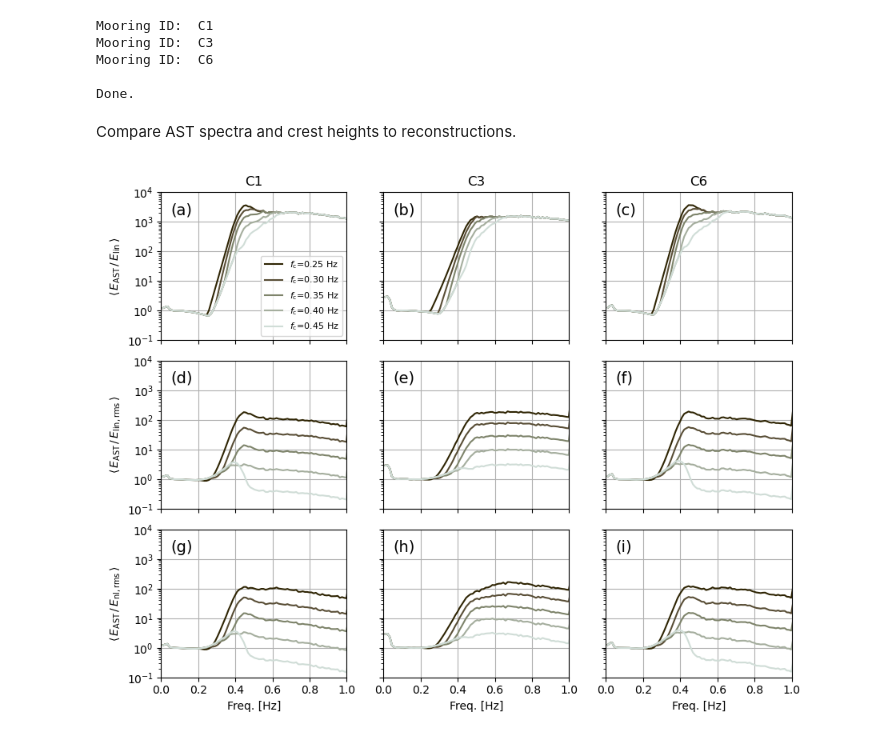
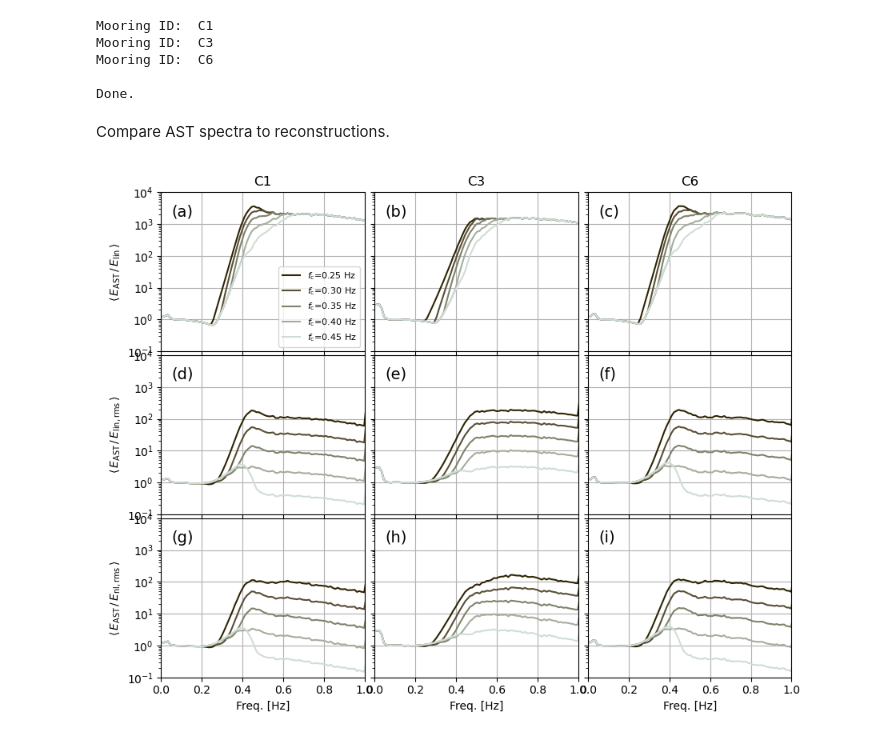
Before and after one commit to mikapm/pyROXSI, a Jupyter notebook: roxsi_pyfuns/notebooks/p2eta_optimal.ipynb, the cells around one changed output. Saved outputs shown, nothing was run; the diff lists cells and outputs as text; code cells hidden in the pictures.

```diff
--- a/roxsi_pyfuns/notebooks/p2eta_optimal.ipynb
+++ b/roxsi_pyfuns/notebooks/p2eta_optimal.ipynb
@@ -364,15 +402,12 @@ for i, (mid, ser) in enumerate(zip(mids, sers)):
     if not os.path.isdir(zcdir):
         os.mkdir(zcdir)
     # Output csv filenames
-    datestr_short = os.path.split(fn)[1].split('_')[2]
-    fn_out_H = os.path.join(zcdir, 'p2eta_{}_{}_{}_waveheight.csv'.format(
-        mid, ser, datestr_short))
-    fn_out_C = os.path.join(zcdir, 'p2eta_{}_{}_{}_crestheight.csv'.format(
-        mid, ser, datestr_short))
+    fn_out_H = os.path.join(zcdir, 'p2eta_{}_{}_waveheight.csv'.format(mid, ser))
+    fn_out_C = os.path.join(zcdir, 'p2eta_{}_{}_crestheight.csv'.format(mid, ser))
     # List all csv files
     fns_csv = sorted(glob.glob(os.path.join(csvdir, 'p2eta*.csv')))
     # Iterate over spectral files
-    for fn in fns_csv:
+    for fi,fn in enumerate(fns_csv):
         # Read spectrum netcdf file
         dfe = pd.read_csv(fn, parse_dates=['time']).set_index('time')
         # Use zero-crossings from hydrostatic surface elevation (smoothest?)
@@ -398,6 +433,7 @@ for i, (mid, ser) in enumerate(zip(mids, sers)):
     dfh.index = dfh.index.rename('time')
     # Save to csv
     if not os.path.isfile(fn_out_H):
+        print('Saving {}'.format(fn_out_H))
         dfh.to_csv(fn_out_H)
     # Same for crest heights
     dfc = pd.DataFrame.from_dict(data=Hcs)
@@ -405,6 +441,7 @@ for i, (mid, ser) in enumerate(zip(mids, sers)):
     dfc.index = dfc.index.rename('time')
     # Save to csv
     if not os.path.isfile(fn_out_C):
+        print('Saving {}'.format(fn_out_C))
         dfc.to_csv(fn_out_C)
 
 print(' ')
@@ -416,7 +453,7 @@ Mooring ID:  C6
 
 Done.
 # %% [markdown]
-Compare AST spectra and crest heights to reconstructions.
+Compare AST spectra to reconstructions.
 # %%
 mids = ['C1', 'C3', 'C6'] # Mooring IDs
 sers = ['103088', '103094', '103110'] # Serial numbers
@@ -460,52 +497,38 @@ for i, (mid, ser) in enumerate(zip(mids, sers)):
         # Mean diff. lin
         dsl.mean(dim='time').plot(ax=axes[0,i], color=cs[fi], linestyle='-', linewidth=lw,
                                   label=r'$f_\mathrm{c}$='+'{:.2f} Hz'.format(fc))
-#         # +/- std
-#         (dsl.mean(dim='time') + dsl.std(dim='time')).plot(ax=axes[0,i], color=cs[fi],
-#             linestyle=':', linewidth=0.8, )
-#         (dsl.mean(dim='time') - dsl.std(dim='time')).plot(ax=axes[0,i], color=cs[fi],
-#             linestyle=':', linewidth=0.8, )
         # Linear K_rms
         dslk = xr.concat(d_link['fc-{}'.format(fc)], dim='time')
         # Mean diff. lin-K_rms
         dslk.mean(dim='time').plot(ax=axes[1,i], color=cs[fi], linestyle='-', linewidth=lw,
                                    )# label=r'$f_\mathrm{c}$='+'{}'.format(fc))
-#         # +/- std
-#         (dslk.mean(dim='time') + dslk.std(dim='time')).plot(ax=axes[1,i], color=cs[fi],
-#             linestyle=':', linewidth=0.8, )
-#         (dslk.mean(dim='time') - dslk.std(dim='time')).plot(ax=axes[1,i], color=cs[fi],
-#             linestyle=':', linewidth=0.8, )
         # Nonlinear K_rms
         dsnk = xr.concat(d_nlk['fc-{}'.format(fc)], dim='time')
         # Mean diff. nl-K_rms
         dsnk.mean(dim='time').plot(ax=axes[2,i], color=cs[fi], linestyle='-', linewidth=lw,
                                    )# label=r'$f_\mathrm{c}$='+'{}'.format(fc))
-#         # +/- std
-#         (dsnk.mean(dim='time') + dsnk.std(dim='time')).plot(ax=axes[2,i], color=cs[fi],
-#             linestyle=':', linewidth=0.8, )
-#         (dsnk.mean(dim='time') - dsnk.std(dim='time')).plot(ax=axes[2,i], color=cs[fi],
-#             linestyle=':', linewidth=0.8, )
     axes[0,i].set_title(mid)
 
 ann = ['(a)', '(b)', '(c)', '(d)', '(e)', '(f)', '(g)', '(h)', '(i)']
 for a, ax in enumerate(axes.flat):
     ax.set_xlabel(None)
     ax.set_ylabel(None)
     ax.set_xlim([0, 1])
     ax.set_ylim([1e-1, 1e4])
     ax.set_yscale('log')
     ax.grid()
     ax.annotate(ann[a], xy=(0.05,0.85), xycoords='axes fraction', fontsize=14)
 
 axes[0,0].legend(loc='lower right', fontsize=8)
 axes[2,0].set_xlabel('Freq. [Hz]')
 axes[2,1].set_xlabel('Freq. [Hz]')
 axes[2,2].set_xlabel('Freq. [Hz]')
 axes[0,0].set_ylabel(r'$\langle \, E_\mathrm{AST} \, / \, E_\mathrm{lin} \, \rangle$')
 axes[1,0].set_ylabel(r'$\langle \, E_\mathrm{AST} \, / \, E_\mathrm{lin, rms} \, \rangle$')
 axes[2,0].set_ylabel(r'$\langle \, E_\mathrm{AST} \, / \, E_\mathrm{nl, rms} \, \rangle$')
 
 plt.tight_layout()
+plt.subplots_adjust(wspace=0.05, hspace=0.025)
 plt.show()
 # %% [output]
-[figure, old version]
+[figure, new version]
```
Also changed, not shown: parts of 5 cells of this notebook.
